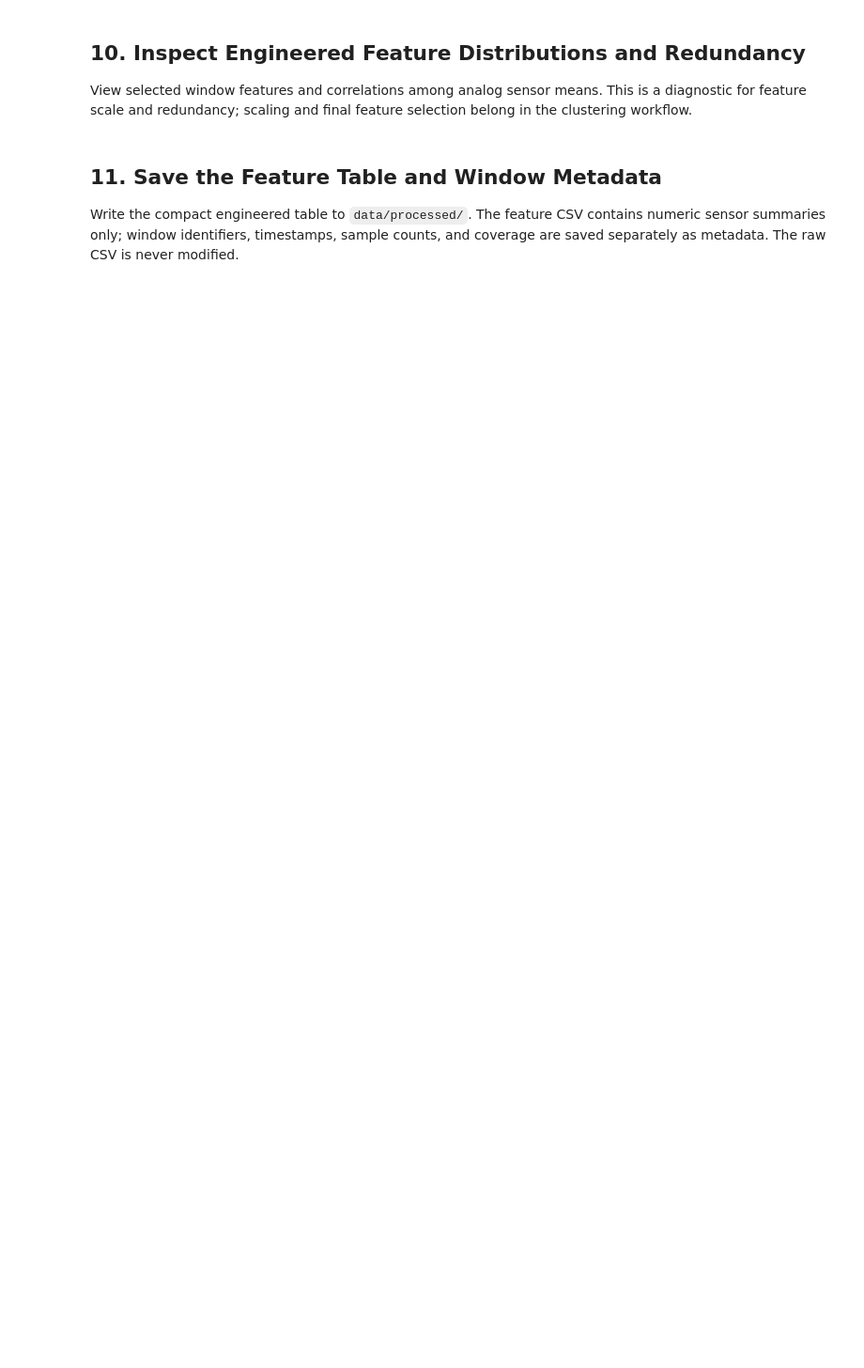
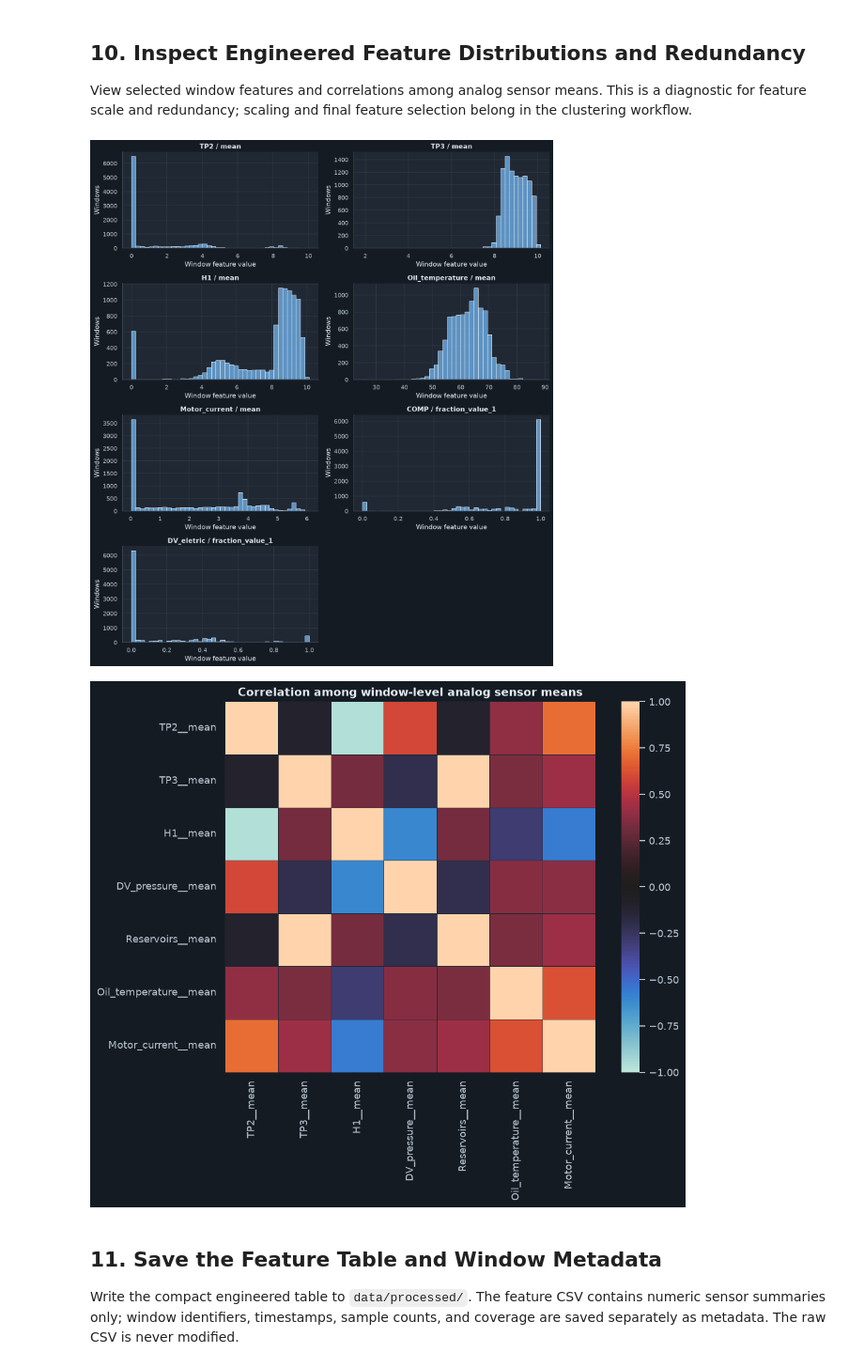
Before and after one commit to chalise-suraj/Compressor-Health-Clustering, a Jupyter notebook: notebooks/02_feature_engineering.ipynb, the cells around one changed output. Shown at 94% size. Drawn from its saved outputs; the diff is of its cells as text; code cells hidden in the pictures; blank space fills up the shorter version.

```diff
--- a/notebooks/02_feature_engineering.ipynb
+++ b/notebooks/02_feature_engineering.ipynb
@@ -222,7 +272,7 @@ def build_window_features(data, window, gap_threshold, nominal_interval_seconds)
 
     analog = grouped[ANALOG_COLUMNS].agg(["mean", "std", "min", "max"])
     analog.columns = [f"{sensor}__{stat}" for sensor, stat in analog.columns]
-    digital = grouped[DIGITAL_COLUMNS].mean().add_suffix("__on_fraction")
+    digital = grouped[DIGITAL_COLUMNS].mean().add_suffix("__fraction_value_1")
     metadata = grouped.agg(
         window_start=("timestamp", "min"),
         window_end=("timestamp", "max"),
@@ -278,36 +364,39 @@ View selected window features and correlations among analog sensor means. This i
 # %%
 selected_features = [
     "TP2__mean", "TP3__mean", "H1__mean", "Oil_temperature__mean",
-    "Motor_current__mean", "COMP__on_fraction", "DV_eletric__on_fraction",
+    "Motor_current__mean", "COMP__fraction_value_1", "DV_eletric__fraction_value_1",
 ]
 selected_features = [column for column in selected_features if column in features.columns]
 plot_features = features[selected_features].sample(
     n=min(10_000, len(features)), random_state=42
 )
 
 ncols = 2
 nrows = int(np.ceil(len(selected_features) / ncols))
 fig, axes = plt.subplots(nrows, ncols, figsize=(12, 3.4 * nrows))
 axes = np.asarray(axes).reshape(-1)
 for ax, column in zip(axes, selected_features):
     sns.histplot(plot_features[column].dropna(), bins=40, color=PALETTE["blue"], ax=ax)
     ax.set_title(column.replace("__", " / "))
     ax.set_xlabel("Window feature value")
     ax.set_ylabel("Windows")
 for ax in axes[len(selected_features):]:
     ax.remove()
 fig.tight_layout()
 plt.show()
 
 mean_features = [column for column in features.columns if column.endswith("__mean")]
 fig, ax = plt.subplots(figsize=(10, 8))
 sns.heatmap(features[mean_features].corr(), cmap="icefire", center=0, vmin=-1, vmax=1,
             square=True, linewidths=0.3, linecolor=PALETTE["axes_bg"], ax=ax)
 ax.collections[0].colorbar.ax.tick_params(colors=PALETTE["muted_text"])
 ax.collections[0].colorbar.outline.set_edgecolor(PALETTE["grid"])
 ax.set_title("Correlation among window-level analog sensor means")
 fig.tight_layout()
 plt.show()
+# %% [output]
+[figure, added]
+[figure, added]
 # %% [markdown]
 ## 11. Save the Feature Table and Window Metadata
 
```
Also changed, not shown: parts of 10 cells of this notebook, 2 other files.
